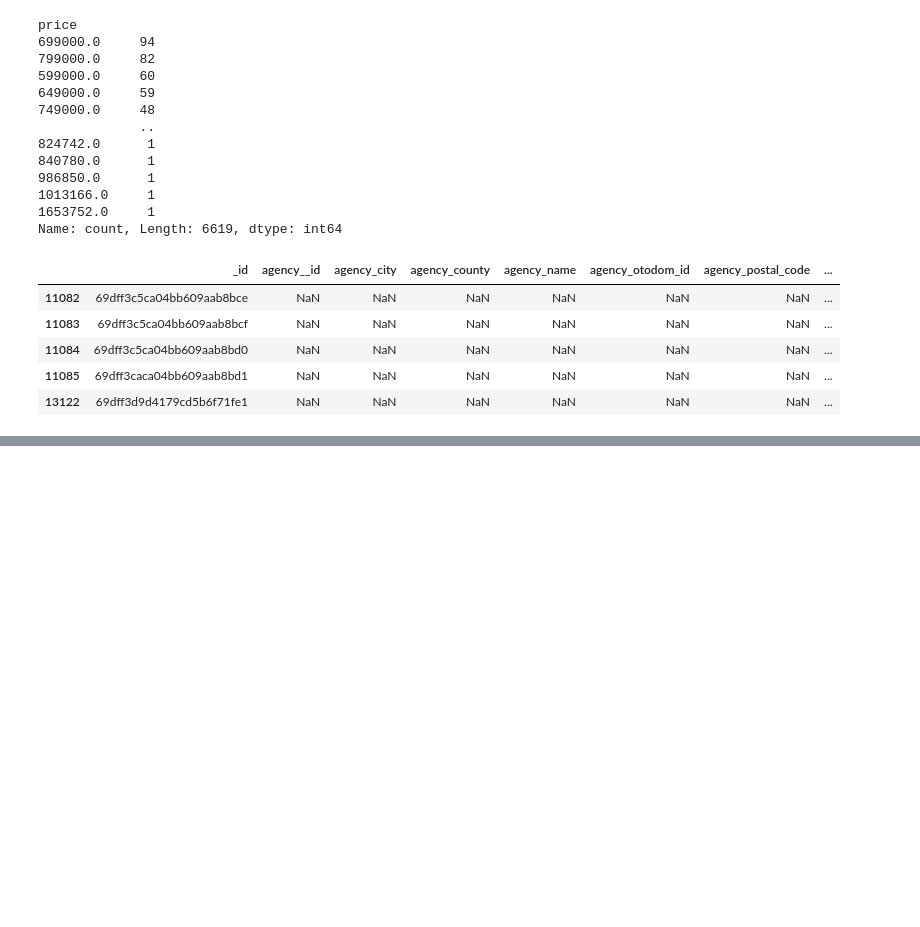
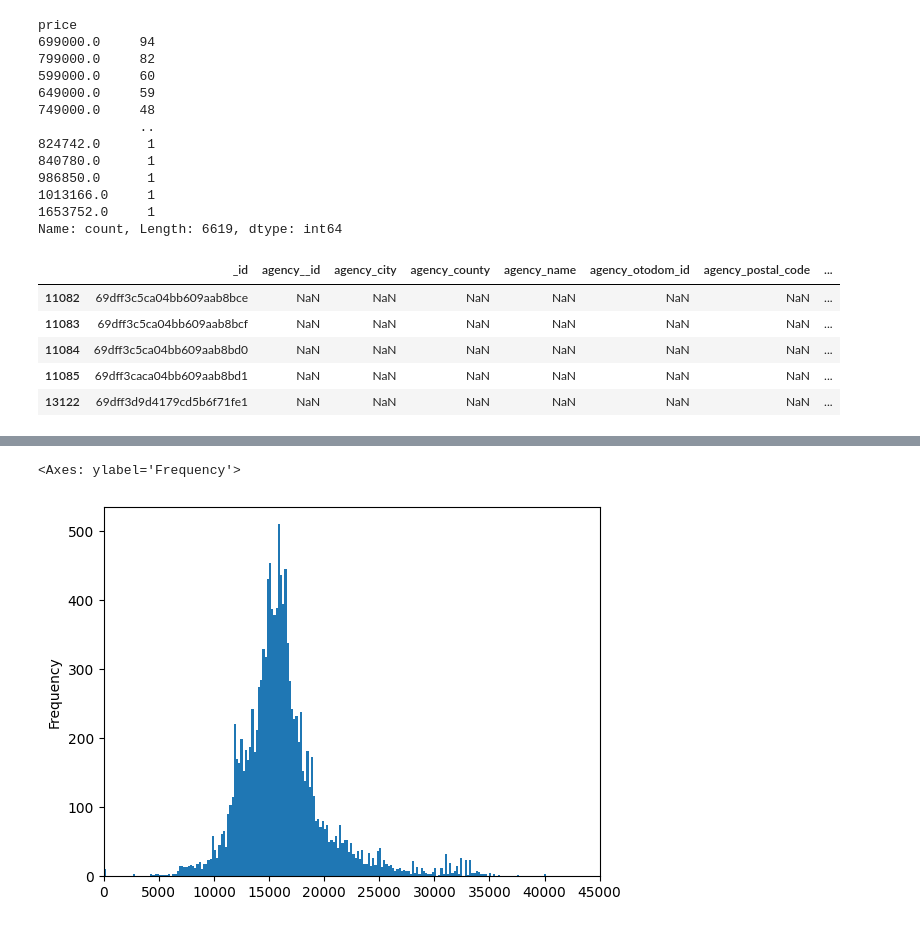
Before and after one commit to Brozi/Otodom-Scraper, a Jupyter notebook: otodomscraper/eda.ipynb, the cells around one changed output, grey strips where cells are left out. Saved outputs shown, nothing was run; the diff lists cells and outputs as text; code cells hidden in the pictures; blank space fills up the shorter version.

```diff
--- a/otodomscraper/eda.ipynb
+++ b/otodomscraper/eda.ipynb
@@ -91,0 +124,5 @@ df_sorted.tail()
+# %%
+df['price_per_meter'].plot.hist(bins = 400, xlim = (0,45000))
+# %% [output]
+<Axes: ylabel='Frequency'>
+[figure, added]
```
Also changed, not shown: parts of 10 cells of this notebook.
